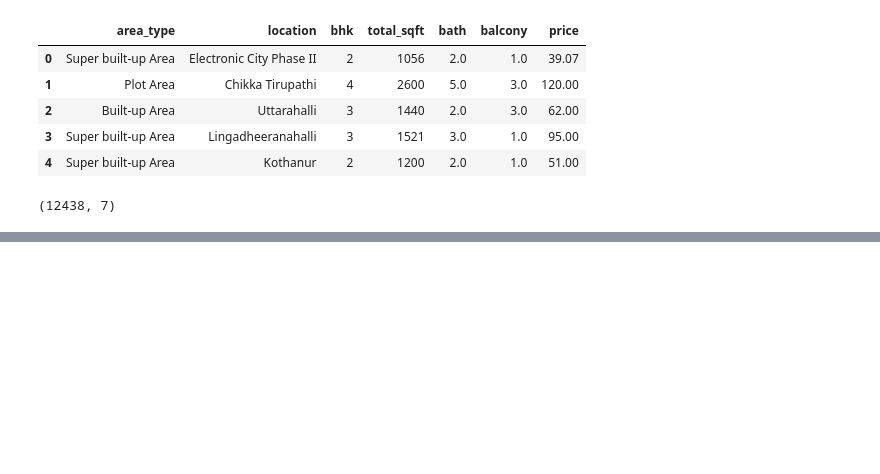
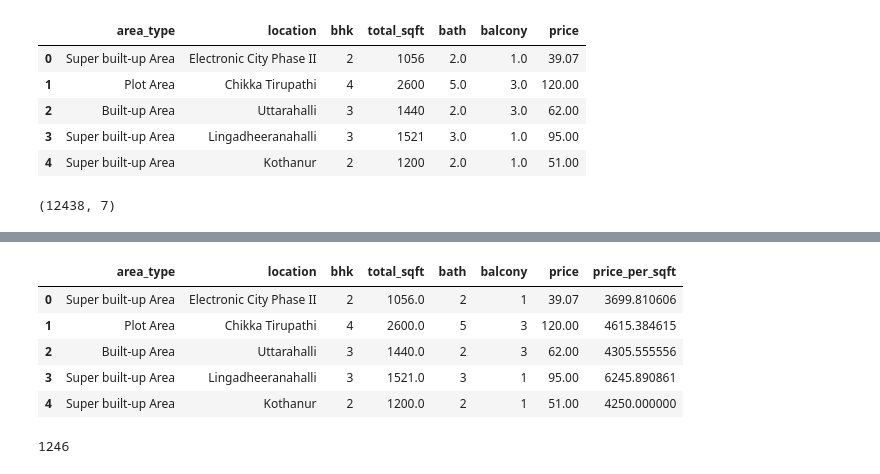
Before and after one commit to thirtesh/miniProjects, a Jupyter notebook: real_estate/SourceCode/model_training.ipynb, the cells around one changed output, grey strips where cells are left out. Drawn from its saved outputs; the diff is of its cells as text; code cells hidden in the pictures; blank space fills up the shorter version.

```diff
--- a/real_estate/SourceCode/model_training.ipynb
+++ b/real_estate/SourceCode/model_training.ipynb
@@ -113,3 +114,10 @@ data2.shape
 | 3 | Super built-up Area | Lingadheeranahalli | 3 | 1521 | 3.0 | 1.0 | 95.00 |
 | 4 | Super built-up Area | Kothanur | 2 | 1200 | 2.0 | 1.0 | 51.00 |
 (12438, 7)
+# %%
+data2['price']=data2['price'].astype(float)
+data2['total_sqft']=data2['total_sqft'].astype(float)
+data2['bhk']=data2['bhk'].astype(int)
+data2['bath']=data2['bath'].astype(int)
+data2['balcony']=data2['balcony'].astype(int)
+data2.head()
@@ -115,0 +131,15 @@ data2.shape
+# %%
+data2['price_per_sqft']=data2['price']*100000/data2['total_sqft']
+data2.head()
+# %% [output]
+|  | area_type | location | bhk | total_sqft | bath | balcony | price | price_per_sqft |
+| 0 | Super built-up Area | Electronic City Phase II | 2 | 1056.0 | 2 | 1 | 39.07 | 3699.810606 |
+| 1 | Plot Area | Chikka Tirupathi | 4 | 2600.0 | 5 | 3 | 120.00 | 4615.384615 |
+| 2 | Built-up Area | Uttarahalli | 3 | 1440.0 | 2 | 3 | 62.00 | 4305.555556 |
+| 3 | Super built-up Area | Lingadheeranahalli | 3 | 1521.0 | 3 | 1 | 95.00 | 6245.890861 |
+| 4 | Super built-up Area | Kothanur | 2 | 1200.0 | 2 | 1 | 51.00 | 4250.000000 |
+# %%
+data2['location']=data2['location'].apply(lambda a: a.strip())
+len(data2['location'].unique())
+# %% [output]
+1246
```
Also changed, not shown: parts of 11 cells of this notebook.
